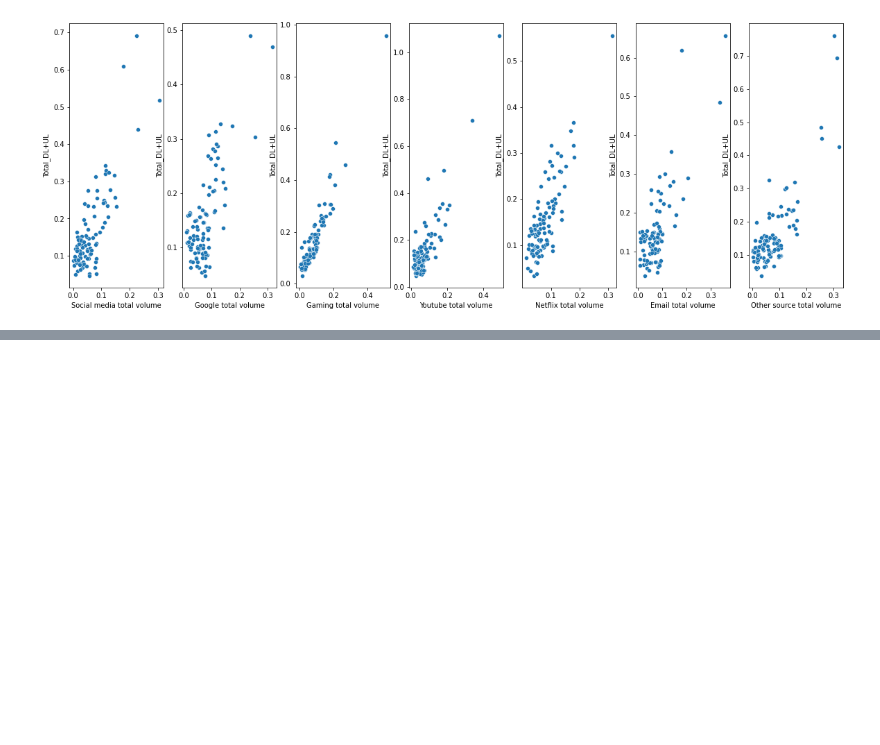
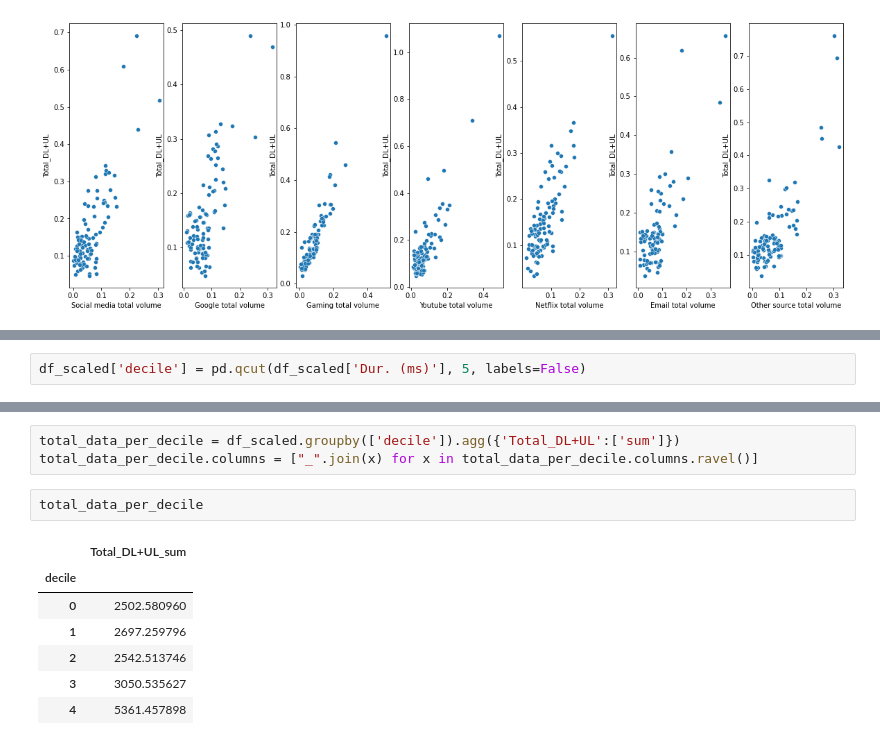
Before and after one commit to Bethelsis/User-Analytics-in-the-Telecommunication-Industry, a Jupyter notebook: notebooks/Data cleaning,Exploration.ipynb, the cells around one changed output, grey strips where cells are left out. Saved outputs shown, nothing was run; the diff lists cells and outputs as text; blank space fills up the shorter version.

```diff
--- a/notebooks/Data cleaning,Exploration.ipynb
+++ b/notebooks/Data cleaning,Exploration.ipynb
@@ -506,0 +509,2 @@ plt.show()
+# %%
+df_scaled['decile'] = pd.qcut(df_scaled['Dur. (ms)'], 5, labels=False)
@@ -506,0 +520,13 @@ plt.show()
+# %%
+total_data_per_decile = df_scaled.groupby(['decile']).agg({'Total_DL+UL':['sum']})
+total_data_per_decile.columns = ["_".join(x) for x in total_data_per_decile.columns.ravel()]
+# %%
+total_data_per_decile
+# %% [output]
+|  | Total_DL+UL_sum |
+| decile |  |
+| 0 | 2502.580960 |
+| 1 | 2697.259796 |
+| 2 | 2542.513746 |
+| 3 | 3050.535627 |
+| 4 | 5361.457898 |
```
Also changed, not shown: parts of 2 cells of this notebook.
